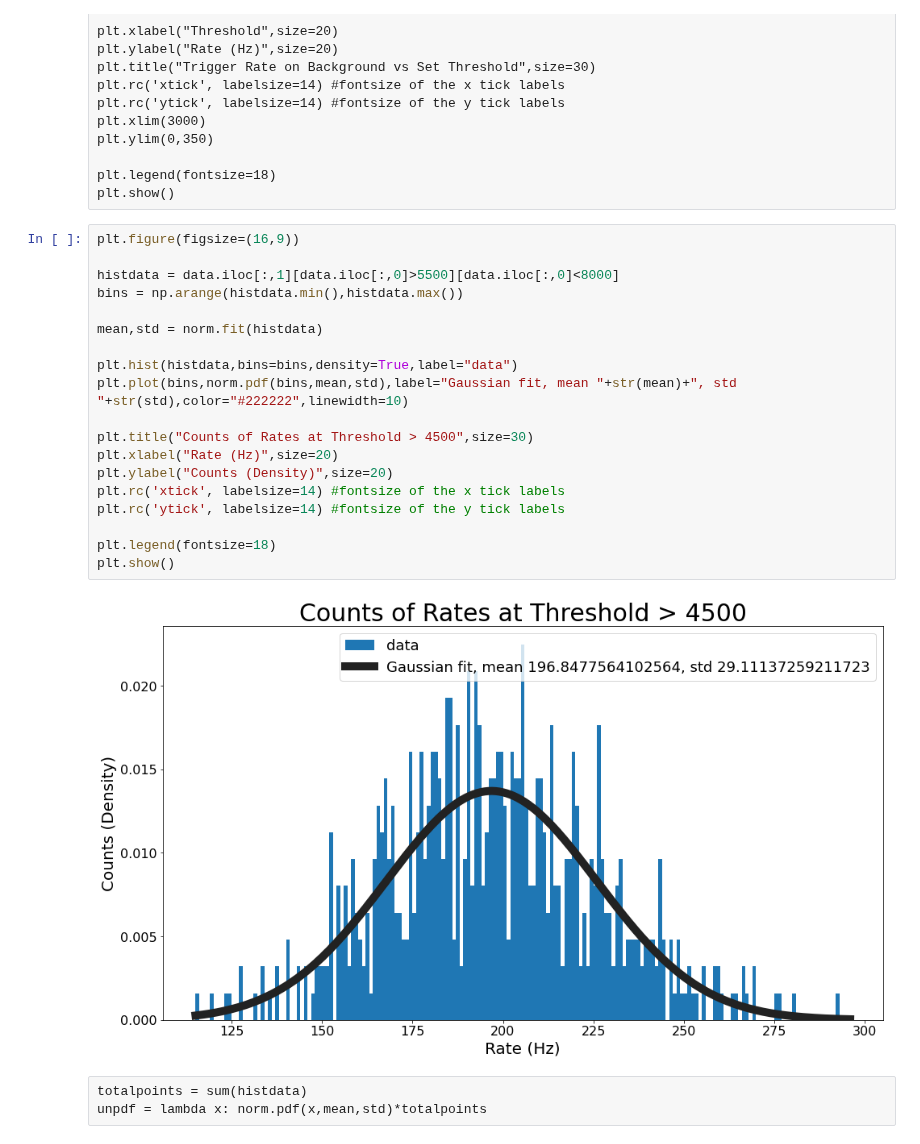
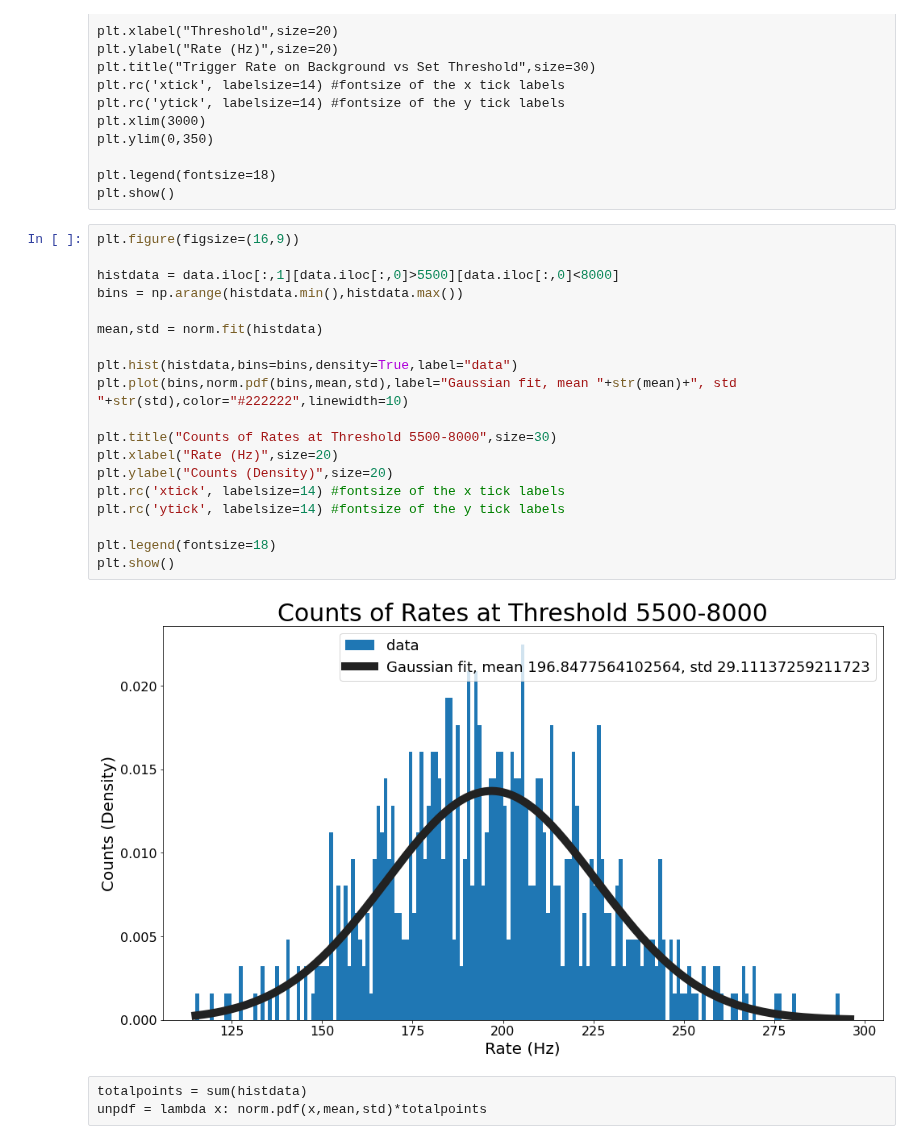
Before and after one commit to villano-lab/NaI_Array_Firmware, a Jupyter notebook: test_firmwares/PuBeTrigger2/PlotRates.ipynb, the cells around one changed output. Cells and saved outputs as stored; diff of their text form.

```diff
--- a/test_firmwares/PuBeTrigger2/PlotRates.ipynb
+++ b/test_firmwares/PuBeTrigger2/PlotRates.ipynb
@@ -43,24 +43,24 @@ plt.show()
 # %%
 plt.figure(figsize=(16,9))
 
 histdata = data.iloc[:,1][data.iloc[:,0]>5500][data.iloc[:,0]<8000]
 bins = np.arange(histdata.min(),histdata.max())
 
 mean,std = norm.fit(histdata)
 
 plt.hist(histdata,bins=bins,density=True,label="data")
 plt.plot(bins,norm.pdf(bins,mean,std),label="Gaussian fit, mean "+str(mean)+", std "+str(std),color="#222222",linewidth=10)
 
-plt.title("Counts of Rates at Threshold > 4500",size=30)
+plt.title("Counts of Rates at Threshold 5500-8000",size=30)
 plt.xlabel("Rate (Hz)",size=20)
 plt.ylabel("Counts (Density)",size=20)
 plt.rc('xtick', labelsize=14) #fontsize of the x tick labels
 plt.rc('ytick', labelsize=14) #fontsize of the y tick labels
 
 plt.legend(fontsize=18)
 plt.show()
 # %% [output]
-[figure, old version]
+[figure, new version]
 # %% [raw]
 totalpoints = sum(histdata)
 unpdf = lambda x: norm.pdf(x,mean,std)*totalpoints
```
Also changed, not shown: parts of 2 cells of this notebook.
